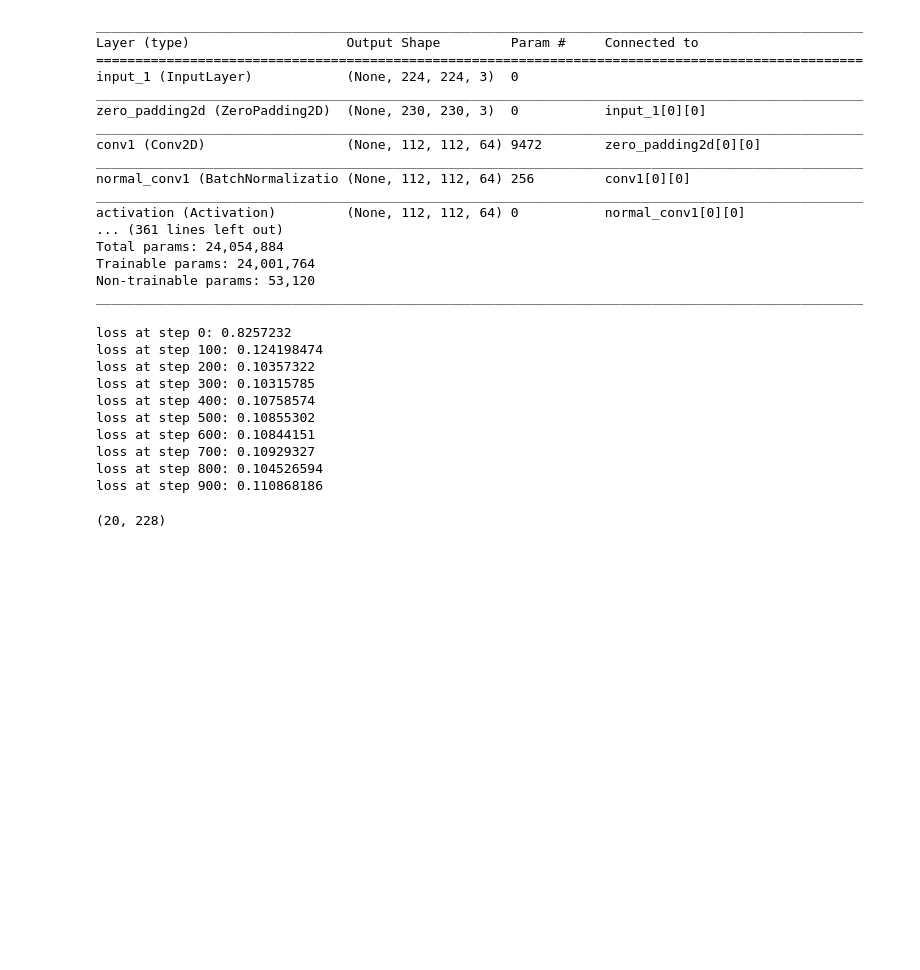
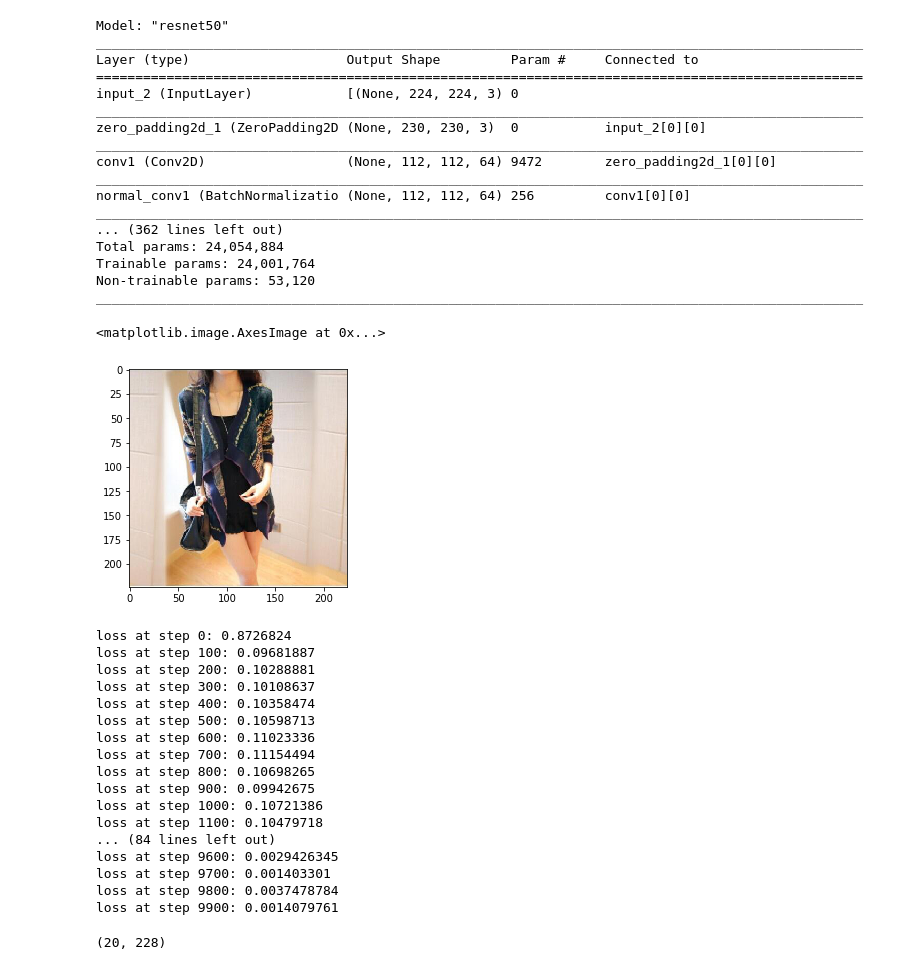
Before and after one commit to notabee/multi-label_clothing_classification, a Jupyter notebook: resnet50_multi_label_clothing_classification.ipynb, the cells around one changed output. Drawn from its saved outputs; the diff is of its cells as text; code cells hidden in the pictures; blank space fills up the shorter version.

```diff
--- a/resnet50_multi_label_clothing_classification.ipynb
+++ b/resnet50_multi_label_clothing_classification.ipynb
@@ -92,9 +124,8 @@ images = [] #making images list
 for img in glob.glob("Data/validation/*.jpg"): #iterating images into given folder
     img = image.load_img(img, target_size=(224, 224)) #loading images and resizing to 224*224 as needed by resNet
     x = image.img_to_array(img) #images to array
-    x = preprocess_input(x) #preprocessing to feed in resNet
+    #x = preprocess_input(x) #preprocessing to feed in resNet
     images.append(x)# appnding the  images to list
-images
 # %%
 images = np.asarray(images) #converting into numpy array
 # %%
@@ -231,19 +262,19 @@ model = ResNet50()
 # %%
 model.summary()
 # %% [output]
+Model: "resnet50"
 __________________________________________________________________________________________________
 Layer (type)                    Output Shape         Param #     Connected to
 ==================================================================================================
-input_1 (InputLayer)            (None, 224, 224, 3)  0
+input_2 (InputLayer)            [(None, 224, 224, 3) 0
 __________________________________________________________________________________________________
-zero_padding2d (ZeroPadding2D)  (None, 230, 230, 3)  0           input_1[0][0]
+zero_padding2d_1 (ZeroPadding2D (None, 230, 230, 3)  0           input_2[0][0]
 __________________________________________________________________________________________________
-conv1 (Conv2D)                  (None, 112, 112, 64) 9472        zero_padding2d[0][0]
+conv1 (Conv2D)                  (None, 112, 112, 64) 9472        zero_padding2d_1[0][0]
 __________________________________________________________________________________________________
 normal_conv1 (BatchNormalizatio (None, 112, 112, 64) 256         conv1[0][0]
 __________________________________________________________________________________________________
-activation (Activation)         (None, 112, 112, 64) 0           normal_conv1[0][0]
-... (361 lines left out)
+... (362 lines left out)
 Total params: 24,054,884
 Trainable params: 24,001,764
 Non-trainable params: 53,120
@@ -261,10 +294,15 @@ iterations = 1000
+# %%
+plt.imshow(images[693]/255.0)
+# %% [output]
+<matplotlib.image.AxesImage at 0x...>
+[figure, added]
 # %%
 start = 0
 for step in range(iterations):
 
     stop = start + batch_size #bound limit for batch_size also end of next batch
 
-    batch_imgs = images[start: stop] #extracting batch from images
+    batch_imgs = images[start: stop]/255.0 #extracting batch from images
     batch_labels = final_labels[start: stop] #extracting batch from labels
 
     loss = model.train_on_batch(batch_imgs, batch_labels) #training and getting loss
@@ -281,16 +319,23 @@ for step in range(iterations):
         # Print metrics
         print('loss at step %s: %s' % (step, loss))
 # %% [output]
-loss at step 0: 0.8257232
-loss at step 100: 0.124198474
-loss at step 200: 0.10357322
-loss at step 300: 0.10315785
-loss at step 400: 0.10758574
-loss at step 500: 0.10855302
-loss at step 600: 0.10844151
-loss at step 700: 0.10929327
-loss at step 800: 0.104526594
-loss at step 900: 0.110868186
+loss at step 0: 0.8726824
+loss at step 100: 0.09681887
+loss at step 200: 0.10288881
+loss at step 300: 0.10108637
+loss at step 400: 0.10358474
+loss at step 500: 0.10598713
+loss at step 600: 0.11023336
+loss at step 700: 0.11154494
+loss at step 800: 0.10698265
+loss at step 900: 0.09942675
+loss at step 1000: 0.10721386
+loss at step 1100: 0.10479718
+... (84 lines left out)
+loss at step 9600: 0.0029426345
+loss at step 9700: 0.001403301
+loss at step 9800: 0.0037478784
+loss at step 9900: 0.0014079761
 # %%
 #making a batch for testing model
 test_images = []
```
Also changed, not shown: parts of 14 cells of this notebook.
